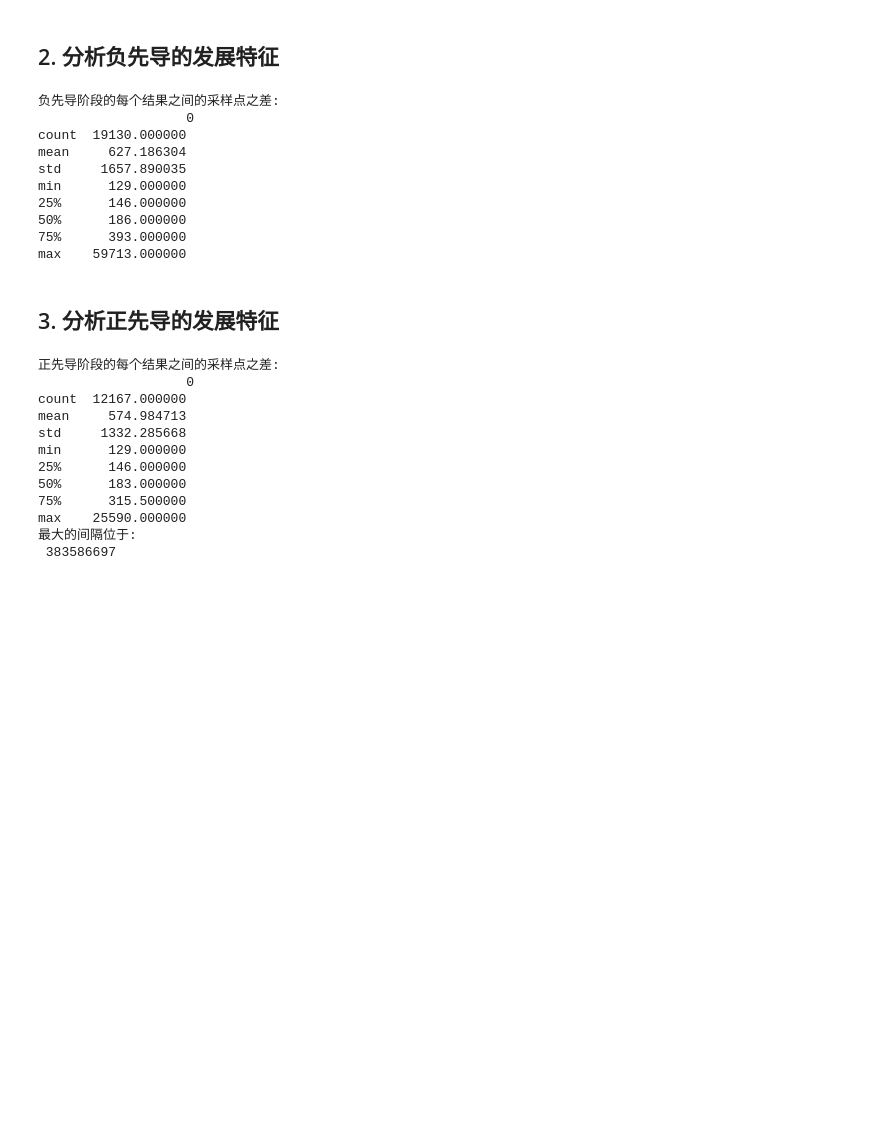
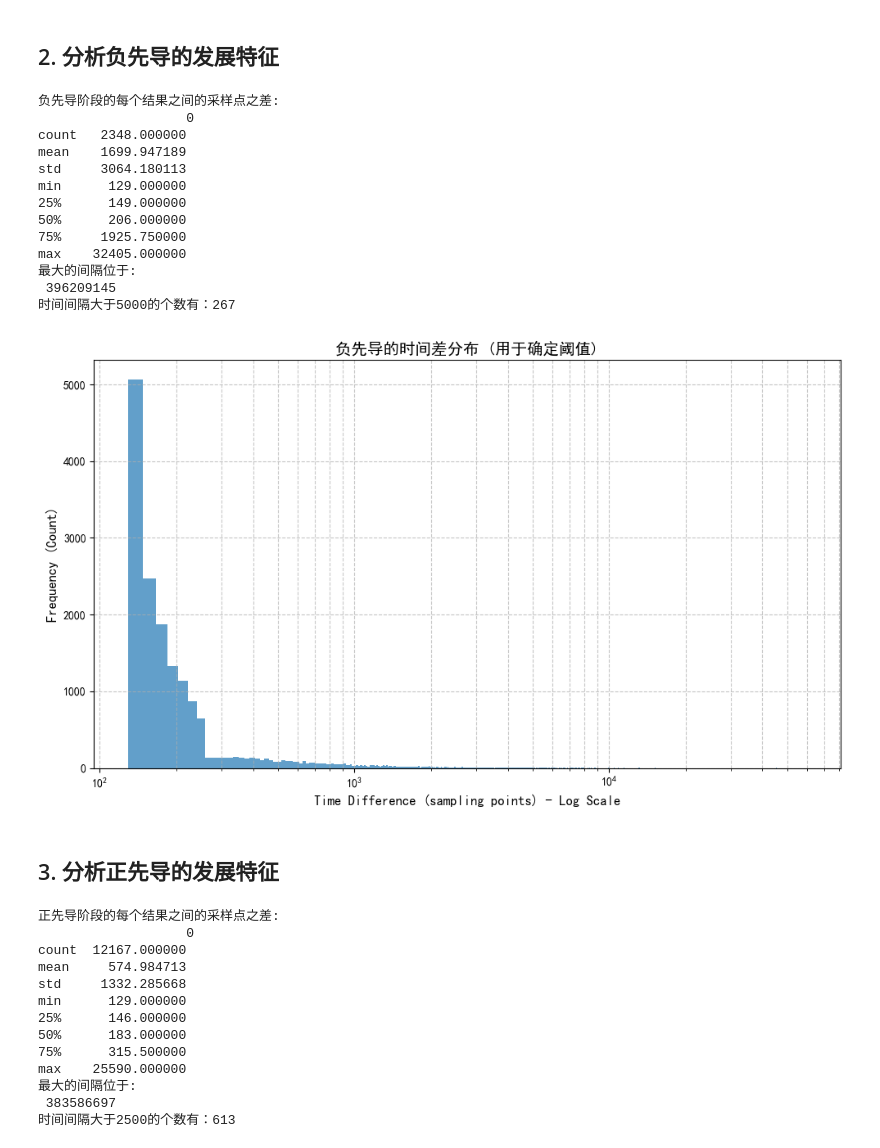
Before and after one commit to S0ngRu1/Lightning-Mapping, a Jupyter notebook: 2024/2d/Analysis Signal Interval.ipynb, the cells around one changed output. Drawn from its saved outputs; the diff is of its cells as text; code cells hidden in the pictures; blank space fills up the shorter version.

```diff
--- a/2024/2d/Analysis Signal Interval.ipynb
+++ b/2024/2d/Analysis Signal Interval.ipynb
@@ -36,24 +36,67 @@ filtered_result
 # %%
 # 选出负先导数据
 negative_lead_result = filtered_result[
-    (filtered_result.Start_loc >= 3.88e8) &
+    (filtered_result.Start_loc >= 3.96e8) &
     (filtered_result.Start_loc < 4e8)
 ]
 time_diffs = np.diff(negative_lead_result.Start_loc)
 negative_time_diffs = pd.DataFrame(data=time_diffs)
 # 查看数据的分布
 print("负先导阶段的每个结果之间的采样点之差:\n", negative_time_diffs.describe())
+max_diff_idx = np.argmax(time_diffs)
+corresponding_start_loc = negative_lead_result.Start_loc.iloc[max_diff_idx]
+print("最大的间隔位于:\n",corresponding_start_loc)
+
+# 查看时间间隔大于某阈值的个数
+
+thea = 5000
+filtered_positive_time_diffs = time_diffs[ time_diffs > thea]
+print(f"时间间隔大于{thea}的个数有：{len(filtered_positive_time_diffs)}")
 # %% [output]
 负先导阶段的每个结果之间的采样点之差:
                    0
-count  19130.000000
-mean     627.186304
-std     1657.890035
+count   2348.000000
+mean    1699.947189
+std     3064.180113
 min      129.000000
-25%      146.000000
-50%      186.000000
-75%      393.000000
-max    59713.000000
+25%      149.000000
+50%      206.000000
+75%     1925.750000
+max    32405.000000
+最大的间隔位于:
+ 396209145
+时间间隔大于5000的个数有：267
+# %%
+# 绘制直方图，查看梯级间隔的具体分布
+import numpy as np
+import matplotlib.pyplot as plt
+
+# 确保中文正常显示（Jupyter中需要单独设置）
+plt.rcParams["font.family"] = ["SimHei"]
+plt.rcParams["axes.unicode_minus"] = False  # 解决负号显示问题
+
+# 创建图形
+plt.figure(figsize=(10, 6))  # 设置合适的图大小
+
+# 绘制直方图
+n, bins, patches = plt.hist(time_diffs, bins='auto', alpha=0.7)
+
+# 设置x轴为对数刻度
+plt.gca().set_xscale('log')
+
+# 设置标题和坐标轴标签
+plt.title('负先导的时间差分布 (用于确定阈值)', fontsize=14)
+plt.xlabel('Time Difference (sampling points) - Log Scale', fontsize=12)
+plt.ylabel('Frequency (Count)', fontsize=12)
+
+# 开启网格
+plt.grid(True, which="both", linestyle='--', alpha=0.7)
+
+# 在Jupyter中显示图形
+plt.tight_layout()
+plt.show()
+# %% [output]
+[figure, added]
 # %% [markdown]
 ## 3. 分析正先导的发展特征
 # %%
@@ -71,6 +114,12 @@ max_diff_idx = np.argmax(time_diffs)
 # 获取对应的 Start_loc 值（差值对应的起始位置）
 corresponding_start_loc = positive_lead_result.Start_loc.iloc[max_diff_idx]
 print("最大的间隔位于:\n",corresponding_start_loc)
+
+# 查看时间间隔大于某阈值的个数
+
+thea = 2500
+filtered_positive_time_diffs = time_diffs[ time_diffs > thea]
+print(f"时间间隔大于{thea}的个数有：{len(filtered_positive_time_diffs)}")
 # %% [output]
 正先导阶段的每个结果之间的采样点之差:
                    0
@@ -84,3 +133,4 @@ min      129.000000
 max    25590.000000
 最大的间隔位于:
  383586697
+时间间隔大于2500的个数有：613
```
Also changed, not shown: parts of 4 cells of this notebook, 4 other files.
